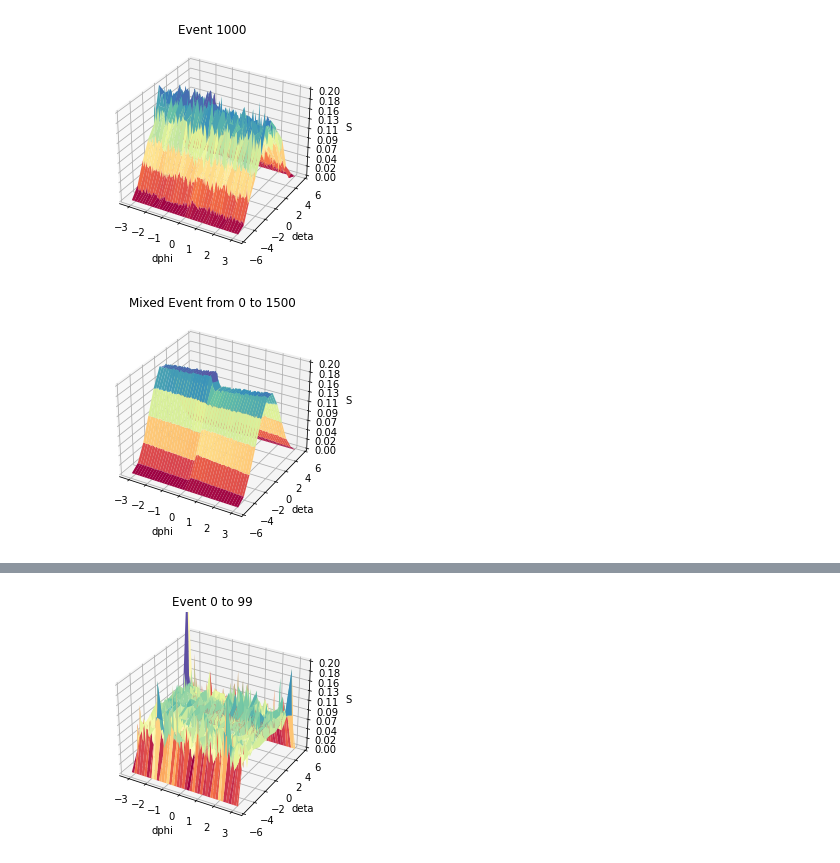
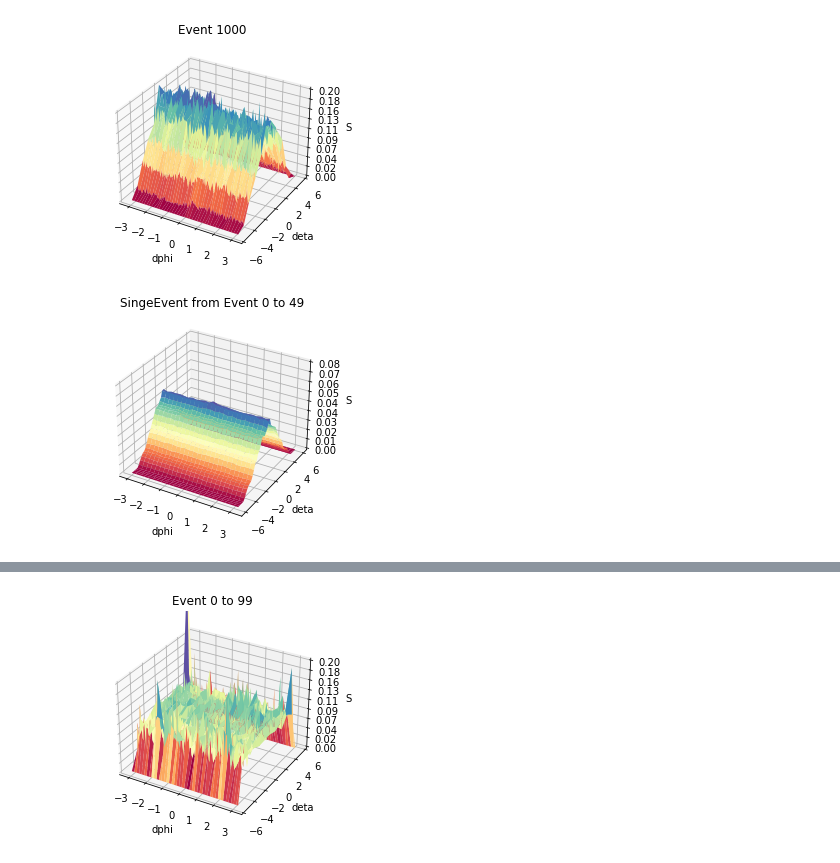
Before and after one commit to HarryWang0619/CIS_May_FinalProject, a Jupyter notebook: jul15.ipynb, the cells around one changed output, grey strips where cells are left out. Cells and saved outputs as stored; diff of their text form; code cells hidden in the pictures.

Commit message:
single event

```diff
--- a/jul15.ipynb
+++ b/jul15.ipynb
@@ -15,0 +14,4 @@ d_event_0to1500 = importdphidetarange(0, 1500)
+# %%
+d_event_0to50 = importdphidetarange(0, 50)
+# add the negative itself to the list
+d_event_0to50 = pd.concat([d_event_0to50, -1*d_event_0to50], ignore_index=True)
@@ -28,14 +48,12 @@ def surfacedata(dfdata, dx = 0.5, dy = 0.5, rangex=3.15, rangey=4):
         z_data[phi_index][eta_index] += 1
         if index % 1000000 == 0 and debug:
             print("at",index)
-        if index == 10000000:
-            break
     z_data = z_data.T
     return phi_data, eta_data, z_data/sum(z_data)
 # %%
 single_x, single_y, single_z = surfacedata(d_event_1000, 0.05, 1, 3.15, 6)
 # %%
-mixed_x, mixed_y, mixed_z = surfacedata(d_event_0to1500, 0.05, 1, 3.15, 6)
+mixed_x, mixed_y, mixed_z = surfacedata(d_event_0to50, 0.25, 0.25, 3.15, 6)
 # %% [output]
 at 0
 at 1000000
@@ -78,27 +92,27 @@ plt.show()
 # %%
 fig, ax = plt.subplots(subplot_kw={"projection": "3d"})
 
 # Make data.
 X = mixed_x
 Y = mixed_y
 X, Y = np.meshgrid(X, Y)
 Z = mixed_z
 
 # Plot the surface.
 surf = ax.plot_surface(X, Y, Z, cmap=cm.Spectral, antialiased=True)
 
 # Customize the z axis.
-ax.set_zlim(0, 0.2)
+ax.set_zlim(0, 0.08)
 ax.zaxis.set_major_locator(LinearLocator(10))
 # A StrMethodFormatter is used automatically
 ax.zaxis.set_major_formatter('{x:.02f}')
 ax.set_xlabel('dphi')
 ax.set_ylabel('deta')
 ax.set_zlabel('S')
-plt.title('Mixed Event from 0 to 1500')
+plt.title('SingeEvent from Event 0 to 49')
 
 # Add a color bar which maps values to colors.
-plt.savefig('SavedFig/Mixed Event.png')
+plt.savefig('SavedFig/SingeEvent0to49.png')
 plt.show()
 # %% [output]
-[figure, old version]
+[figure, new version]
```
Also changed, not shown: parts of 4 cells of this notebook, 3 other files.
